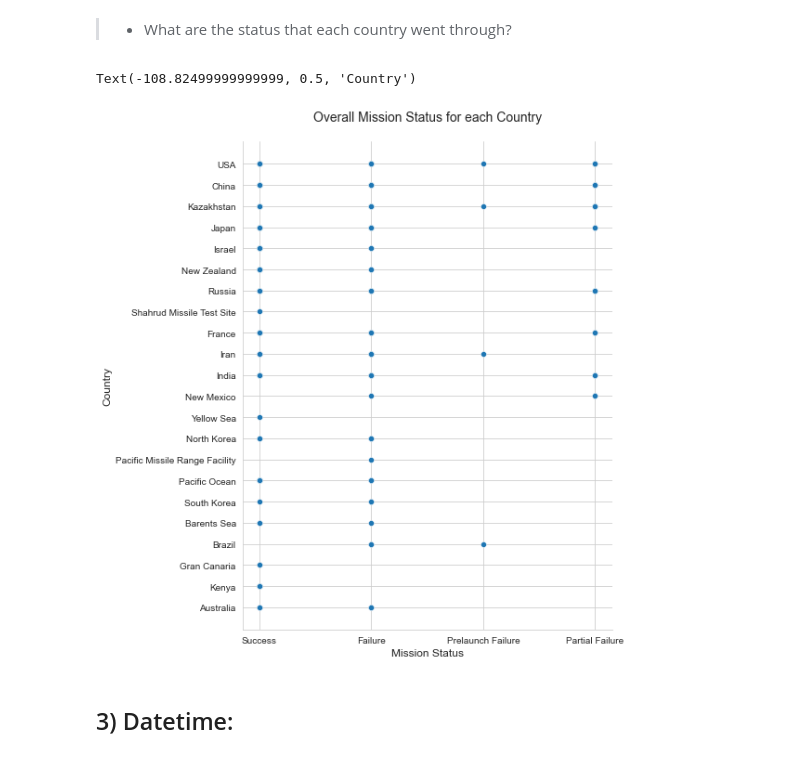
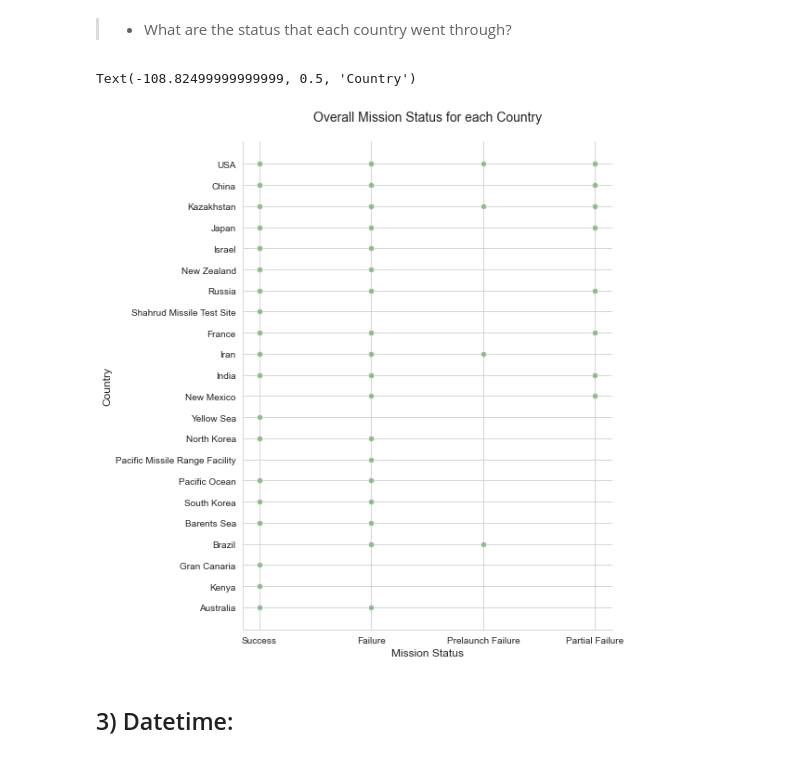
Before and after one commit to Abrar5/SpaceMissions, a Jupyter notebook: SpaceMissions.ipynb, the cells around one changed output. Saved outputs shown, nothing was run; the diff lists cells and outputs as text; code cells hidden in the pictures.

```diff
--- a/SpaceMissions.ipynb
+++ b/SpaceMissions.ipynb
@@ -369,16 +385,16 @@ Text(0, 0.5, 'Company Name')
 # %%
 sns.relplot(x = 'status_mission',
             y = 'country',
             data = df2,
             height = 8,
-            palette = 'crest')
+            color = 'darkseagreen')
 
 plt.title("Overall Mission Status for each Country\n", size = 14)
 plt.xlabel("Mission Status", size = 12)
 plt.ylabel("Country", size = 12)
 # %% [output]
 Text(-108.82499999999999, 0.5, 'Country')
-[figure, old version]
+[figure, new version]
 # %% [markdown]
  ## 3) Datetime:
 # %% [markdown]
```
Also changed, not shown: parts of 21 cells of this notebook, 1 other file.
